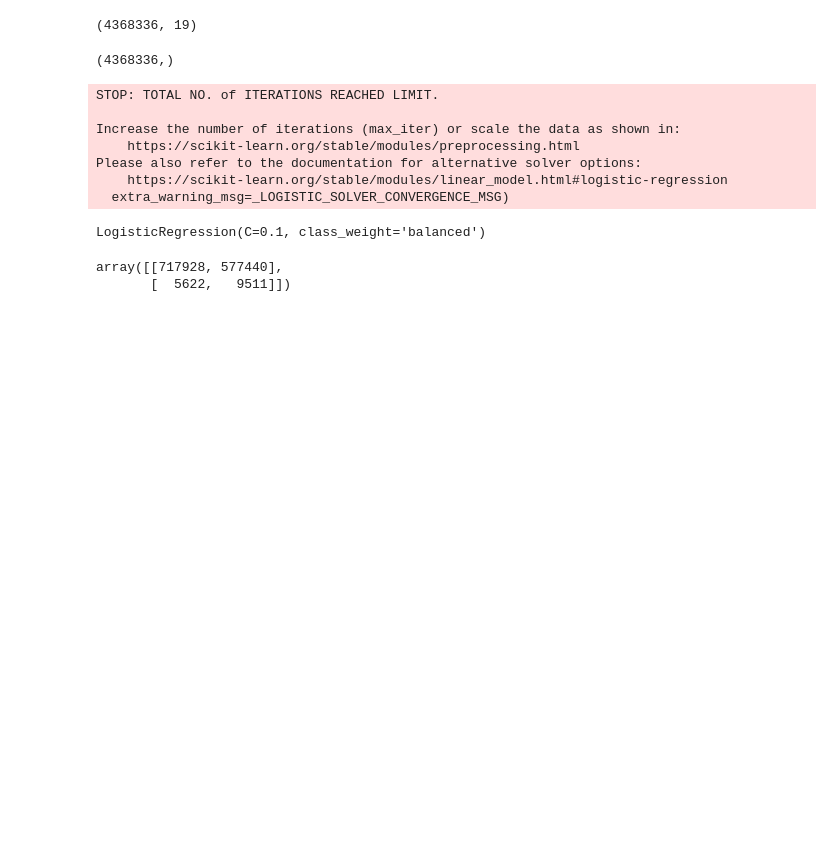
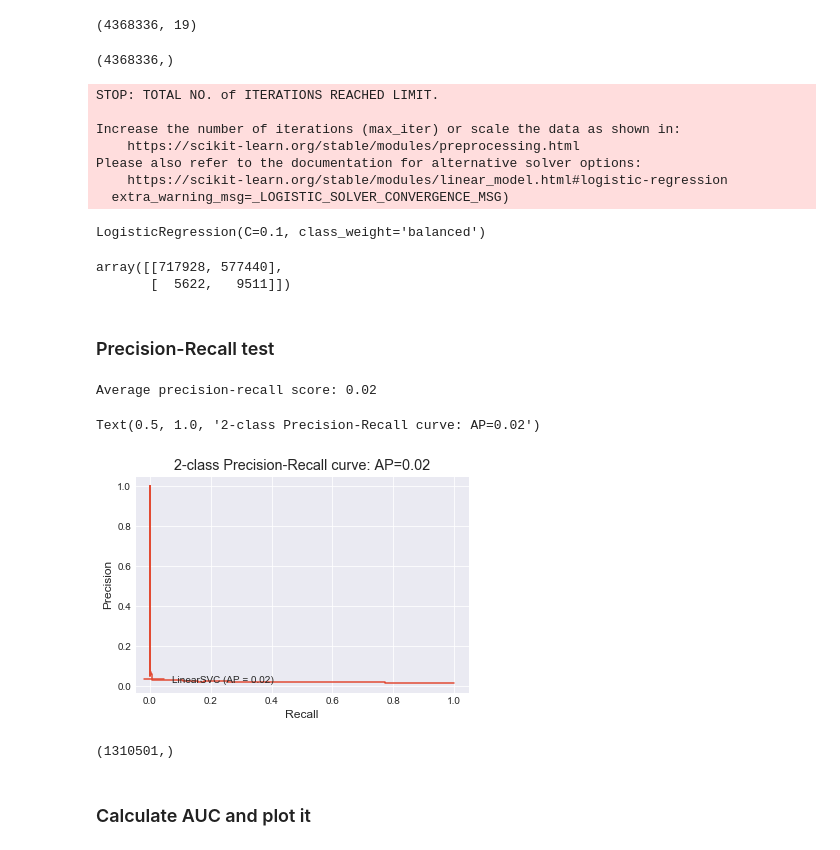
Before and after one commit to lemonaidn/VBM_Rejection_Factors, a Jupyter notebook: Khamanna/VBM_Report_Cleaning.ipynb, the cells around one changed output. Saved outputs shown, nothing was run; the diff lists cells and outputs as text; code cells hidden in the pictures; blank space fills up the shorter version.

Commit message:
AP score and AUC score

```diff
--- a/Khamanna/VBM_Report_Cleaning.ipynb
+++ b/Khamanna/VBM_Report_Cleaning.ipynb
@@ -1498,3 +1498,36 @@ confusion_matrix(y_test,predictions3)
 # %% [output]
 array([[717928, 577440],
        [  5622,   9511]])
+# %% [markdown]
+### Precision-Recall test
+# %%
+from sklearn import svm, datasets
+
+classifier = svm.LinearSVC(class_weight='balanced', random_state=0)
+classifier.fit(X_train, y_train)
+y_score = classifier.decision_function(X_test)
+# %%
+from sklearn.metrics import average_precision_score
+average_precision = average_precision_score(y_test, y_score)
+
+print('Average precision-recall score: {0:0.2f}'.format(
+      average_precision))
+# %% [output]
+Average precision-recall score: 0.02
+# %%
+from sklearn.metrics import precision_recall_curve
+from sklearn.metrics import plot_precision_recall_curve
+import matplotlib.pyplot as plt
+
+disp = plot_precision_recall_curve(classifier, X_test, y_test)
+disp.ax_.set_title('2-class Precision-Recall curve: '
+                   'AP={0:0.2f}'.format(average_precision))
+# %% [output]
+Text(0.5, 1.0, '2-class Precision-Recall curve: AP=0.02')
+[figure, added]
+# %%
+y_test.shape
+# %% [output]
+(1310501,)
+# %% [markdown]
+### Calculate AUC and plot it
```
Also changed, not shown: parts of 2 cells of this notebook.
